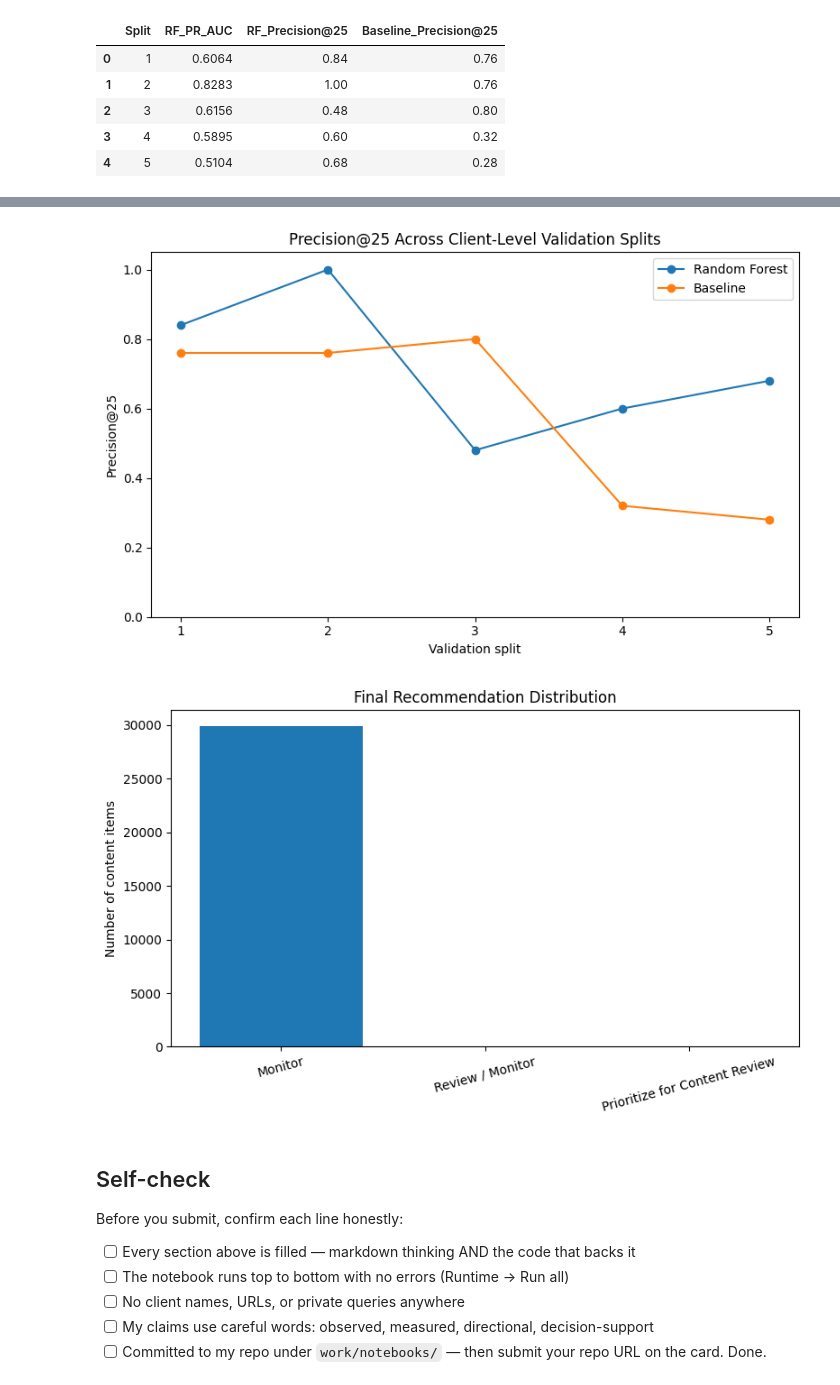
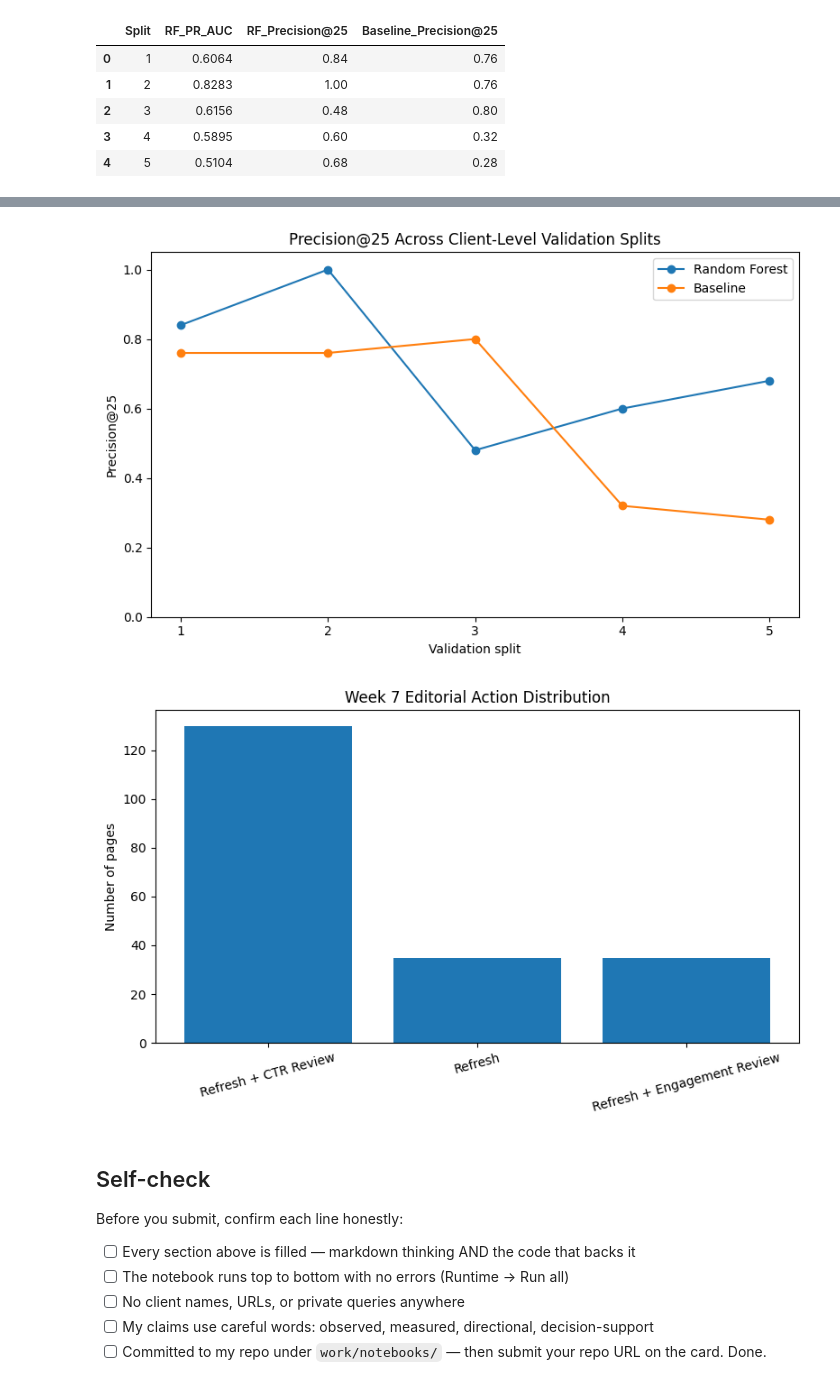
Before and after one commit to asaveraasad-data/flyrank-ml-internship, a Jupyter notebook: work/notebooks/capstone.ipynb, the cells around one changed output, grey strips where cells are left out. Cells and saved outputs as stored; diff of their text form; code cells hidden in the pictures.

```diff
--- a/work/notebooks/capstone.ipynb
+++ b/work/notebooks/capstone.ipynb
@@ -408,41 +441,41 @@ baseline_precision = [0.76, 0.76, 0.80, 0.32, 0.28]
 plt.figure(figsize=(8, 5))
 plt.plot(splits, rf_precision, marker="o", label="Random Forest")
 plt.plot(splits, baseline_precision, marker="o", label="Baseline")
 
 plt.xlabel("Validation split")
 plt.ylabel("Precision@25")
 plt.title("Precision@25 Across Client-Level Validation Splits")
 plt.xticks(splits)
 plt.ylim(0, 1.05)
 plt.legend()
 plt.tight_layout()
 plt.show()
 
 
 # ---------------------------------------------------------
-# 3. Final action distribution
+# 3. Week 7 editorial action distribution
 # ---------------------------------------------------------
 
 actions = [
-    "Monitor",
-    "Review / Monitor",
-    "Prioritize for Content Review"
+    "Refresh + CTR Review",
+    "Refresh",
+    "Refresh + Engagement Review"
 ]
 
-counts = [29900, 75, 25]
+counts = [130, 35, 35]
 
 plt.figure(figsize=(8, 5))
 plt.bar(actions, counts)
 
-plt.ylabel("Number of content items")
-plt.title("Final Recommendation Distribution")
+plt.ylabel("Number of pages")
+plt.title("Week 7 Editorial Action Distribution")
 plt.xticks(rotation=15)
 plt.tight_layout()
 plt.show()
 # %% [output]
 [figure]
 [figure]
-[figure, old version]
+[figure, new version]
 # %% [markdown]
 ## Self-check
 
```
Also changed, not shown: parts of 5 cells of this notebook.
